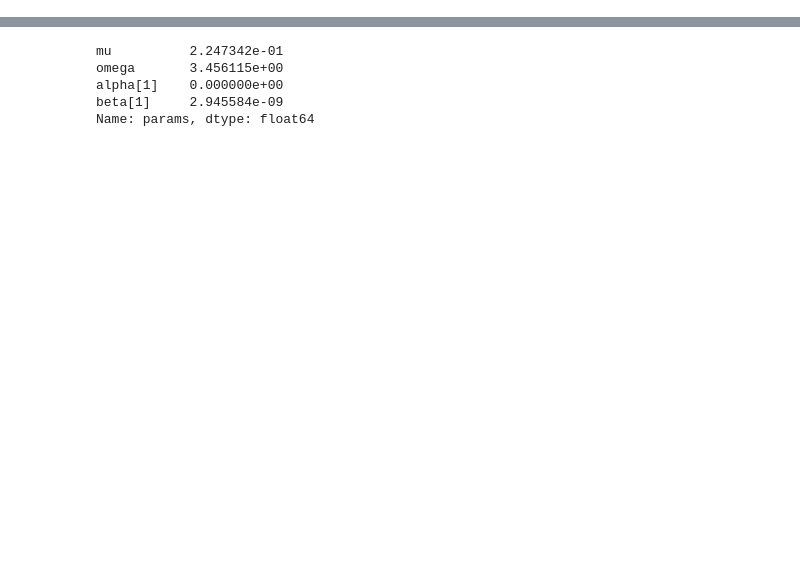
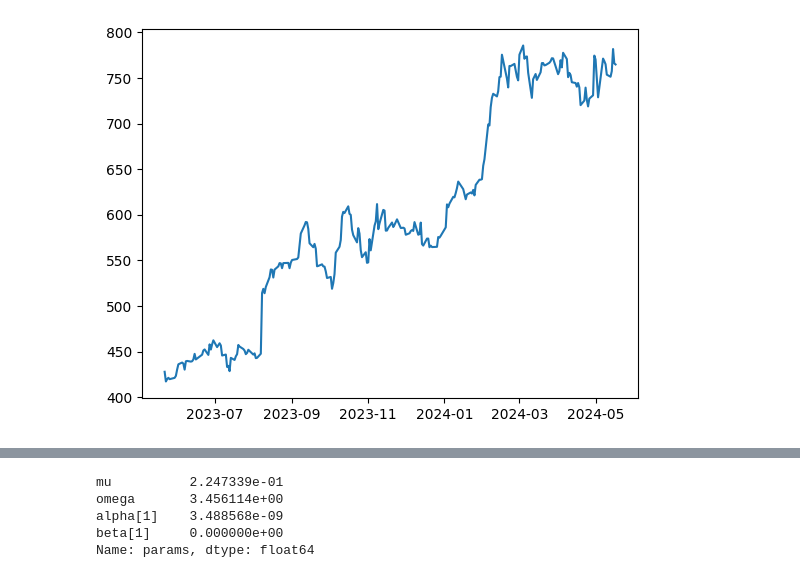
Before and after one commit to shabarishch/Quantfinancebootcamp, a Jupyter notebook: miniproject4.ipynb, the cells around one changed output, grey strips where cells are left out. Cells and saved outputs as stored; diff of their text form; code cells hidden in the pictures; blank space fills up the shorter version.

```diff
--- a/miniproject4.ipynb
+++ b/miniproject4.ipynb
@@ -61,6 +33,7 @@ def get_garch_params(log_rets):
 # %%
-garch_params = get_garch_params(get_daily_log_returns(symbol, start_date, end_date))
+garch_params = my_funcs.get_garch_params(my_funcs.get_daily_log_returns(symbol, start_date, end_date))
 # %% [output]
+[figure, added]
 Iteration:      1,   Func. Count:      6,   Neg. LLF: 906.9952677321054
 Iteration:      2,   Func. Count:     13,   Neg. LLF: 515.8221947164303
 Iteration:      3,   Func. Count:     20,   Neg. LLF: 509.82062604949124
@@ -81,8 +54,8 @@ ARCHModelResult, id: 0x10980af00>
 # %%
 garch_params
 # %% [output]
-mu          2.247342e-01
-omega       3.456115e+00
-alpha[1]    0.000000e+00
-beta[1]     2.945584e-09
+mu          2.247339e-01
+omega       3.456114e+00
+alpha[1]    3.488568e-09
+beta[1]     0.000000e+00
 Name: params, dtype: float64
```
Also changed, not shown: parts of 17 cells of this notebook, 1 other file.
